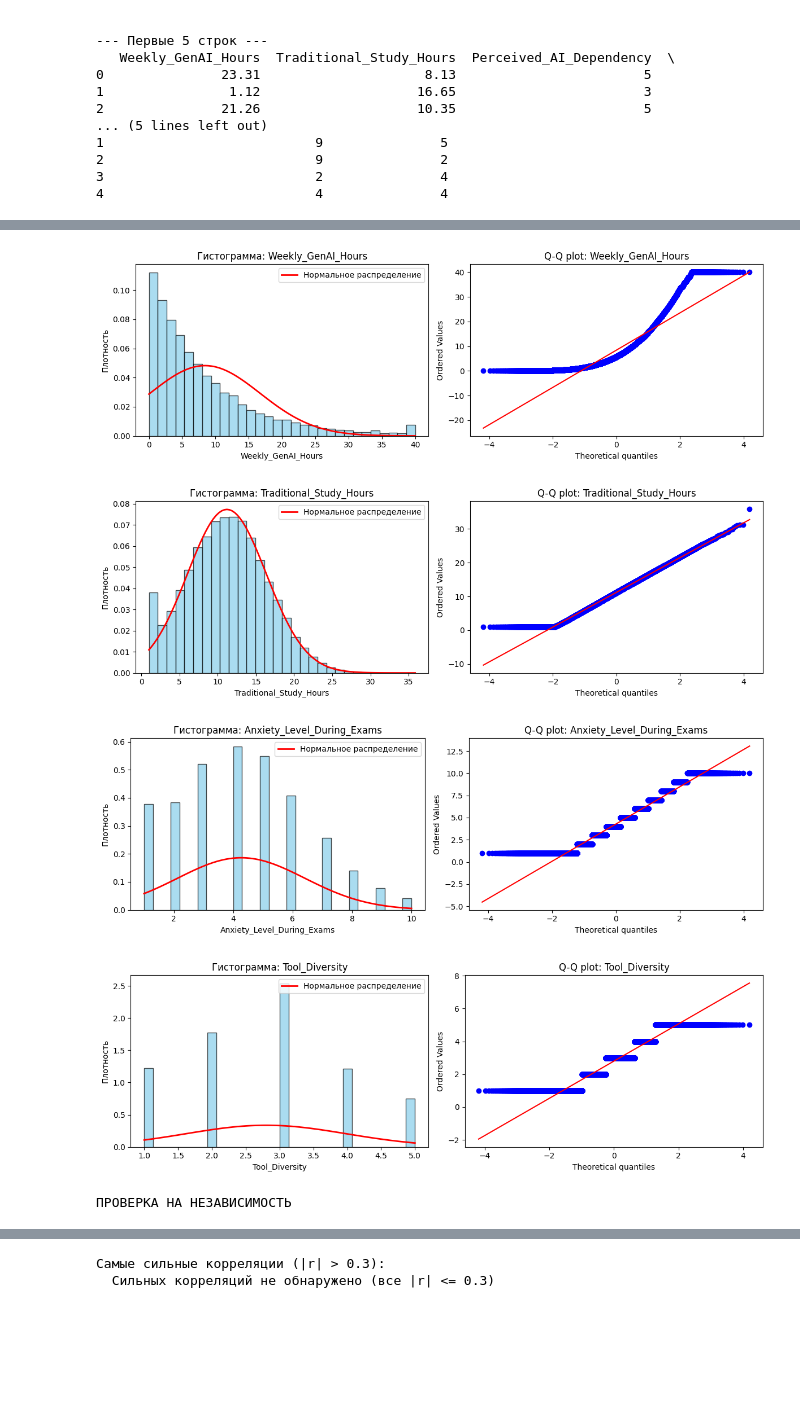
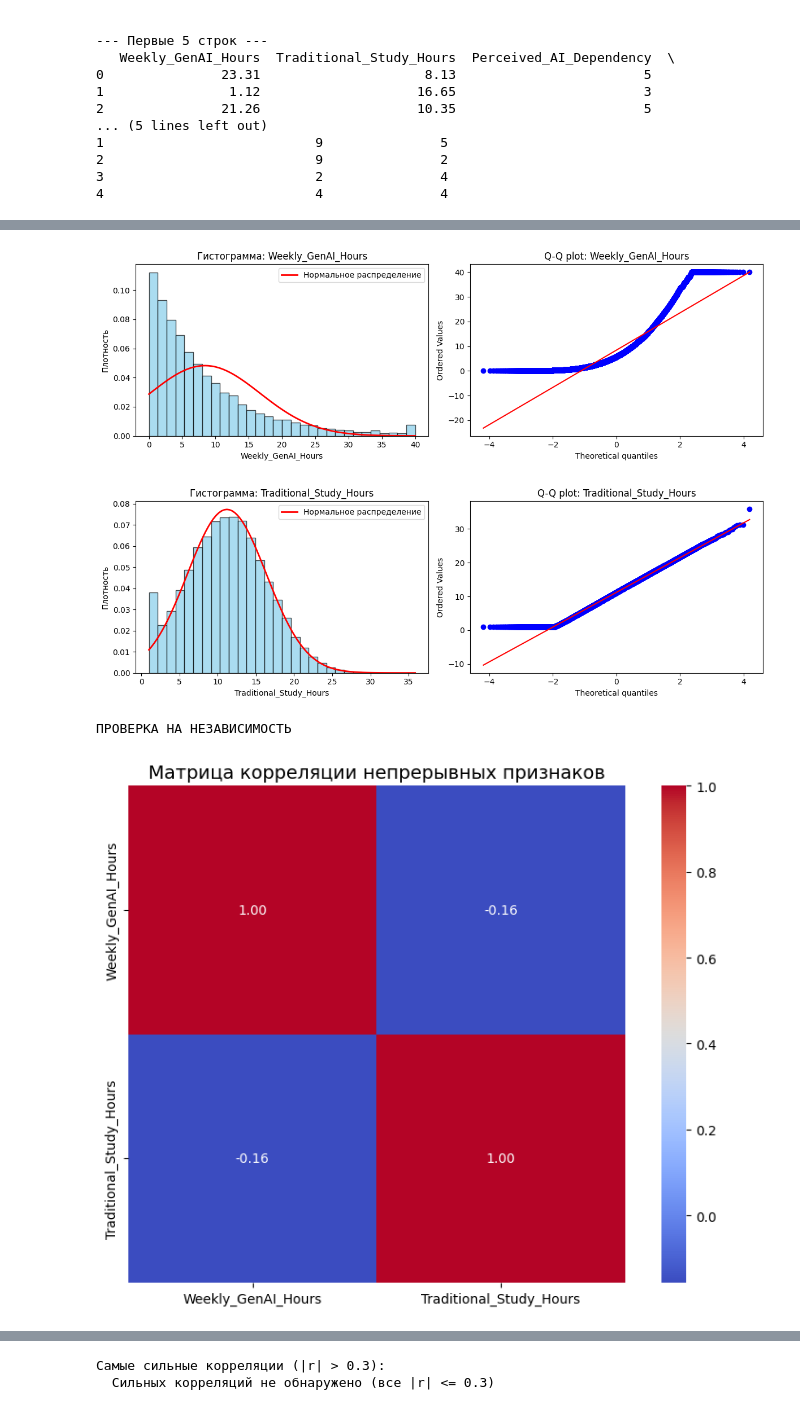
Before and after one commit to kiryshaboshki/-2026-, a Jupyter notebook: notebooks/01_eda_and_preprocessing.ipynb, the cells around one changed output, grey strips where cells are left out. Drawn from its saved outputs; the diff is of its cells as text; code cells hidden in the pictures; blank space fills up the shorter version.

Commit message:
fix: use only continuous features (Weekly_GenAI_Hours, Traditional_Study_Hours), remove discrete features and correlated Perceived_AI_Dependency, add normality and independence check

```diff
--- a/notebooks/01_eda_and_preprocessing.ipynb
+++ b/notebooks/01_eda_and_preprocessing.ipynb
@@ -245,9 +274,30 @@ print(X.head())
 #проверки
 import scipy.stats as stats
 import os
+from statsmodels.stats.diagnostic import lilliefors
+print("ПРОВЕРКА УСЛОВИЙ")
+print("ТЕСТ ЛИЛИЕФОРСА ДЛЯ ПРОВЕРКИ НОРМАЛЬНОСТИ")
 
-print("ПРОВЕРКА УСЛОВИЙ")
+continuous_features = [
+    'Weekly_GenAI_Hours',
+    'Traditional_Study_Hours',
+]
 
+results = []
+
+print("\nРезультаты теста Лилиефорса:")
+print(f"{'Признак':<35} {'Статистика':<12} {'p-value':<12} {'Вывод'}")
+
+for col in continuous_features:
+    stat, p = lilliefors(X[col], dist='norm', pvalmethod='approx')
+
+    if p < 0.05:
+        conclusion = "Отклоняется от нормального"
+    else:
+        conclusion = "Близко к нормальному"
+
+    print(f"{col:<35} {stat:<12.4f} {p:<12.4f} {conclusion}")
+    results.append({'feature': col, 'statistic': stat, 'p_value': p})
 
 print("\nПРОВЕРКА НА НОРМАЛЬНОСТЬ")
 
@@ -299,7 +353,6 @@ if not found:
 
 ПРОВЕРКА НА НОРМАЛЬНОСТЬ
 [figure]
 [figure]
+ПРОВЕРКА НА НЕЗАВИСИМОСТЬ
-[figure, old version]
+[figure, new version]
-[figure, removed]
-ПРОВЕРКА НА НЕЗАВИСИМОСТЬ
```
Also changed, not shown: parts of 5 cells of this notebook, 5 other files.
